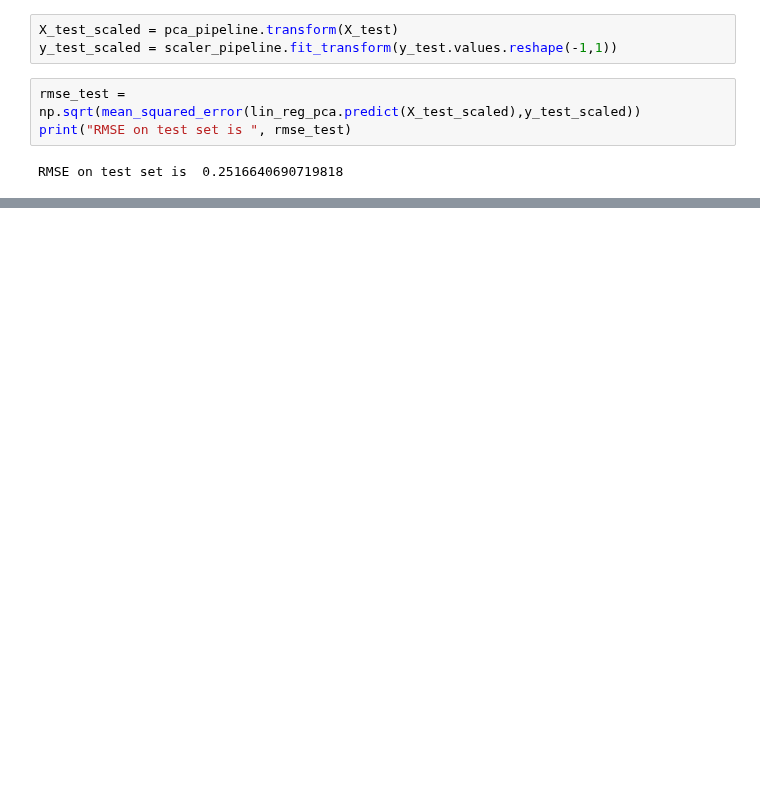
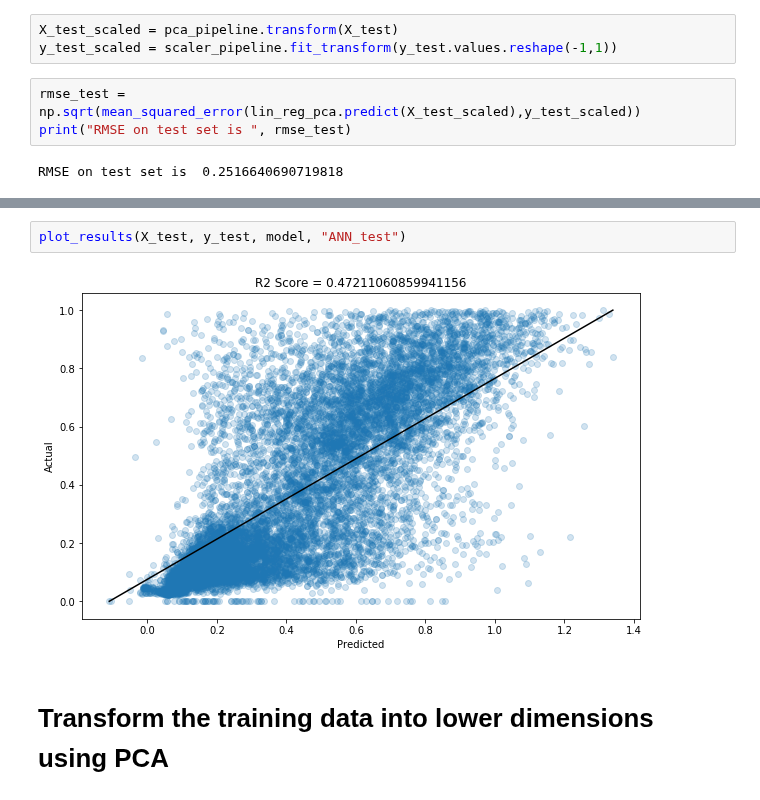
Before and after one commit to aniket-ak/Machine-Learning-CASP-Dataset, a Jupyter notebook: CASP.ipynb, the cells around one changed output, grey strips where cells are left out. Saved outputs shown, nothing was run; the diff lists cells and outputs as text; blank space fills up the shorter version.

Commit message:
Merged files into one

```diff
--- a/CASP.ipynb
+++ b/CASP.ipynb
@@ -239,0 +307,6 @@ AttributeError: 'LocallyLinearEmbedding' object has no attribute 'explained_vari
+# %%
+plot_results(X_test, y_test, model, "ANN_test")
+# %% [output]
+[figure, added]
+# %% [markdown]
+# Transform the training data into lower dimensions using PCA
```
Also changed, not shown: parts of 38 cells of this notebook, 1 other file.
